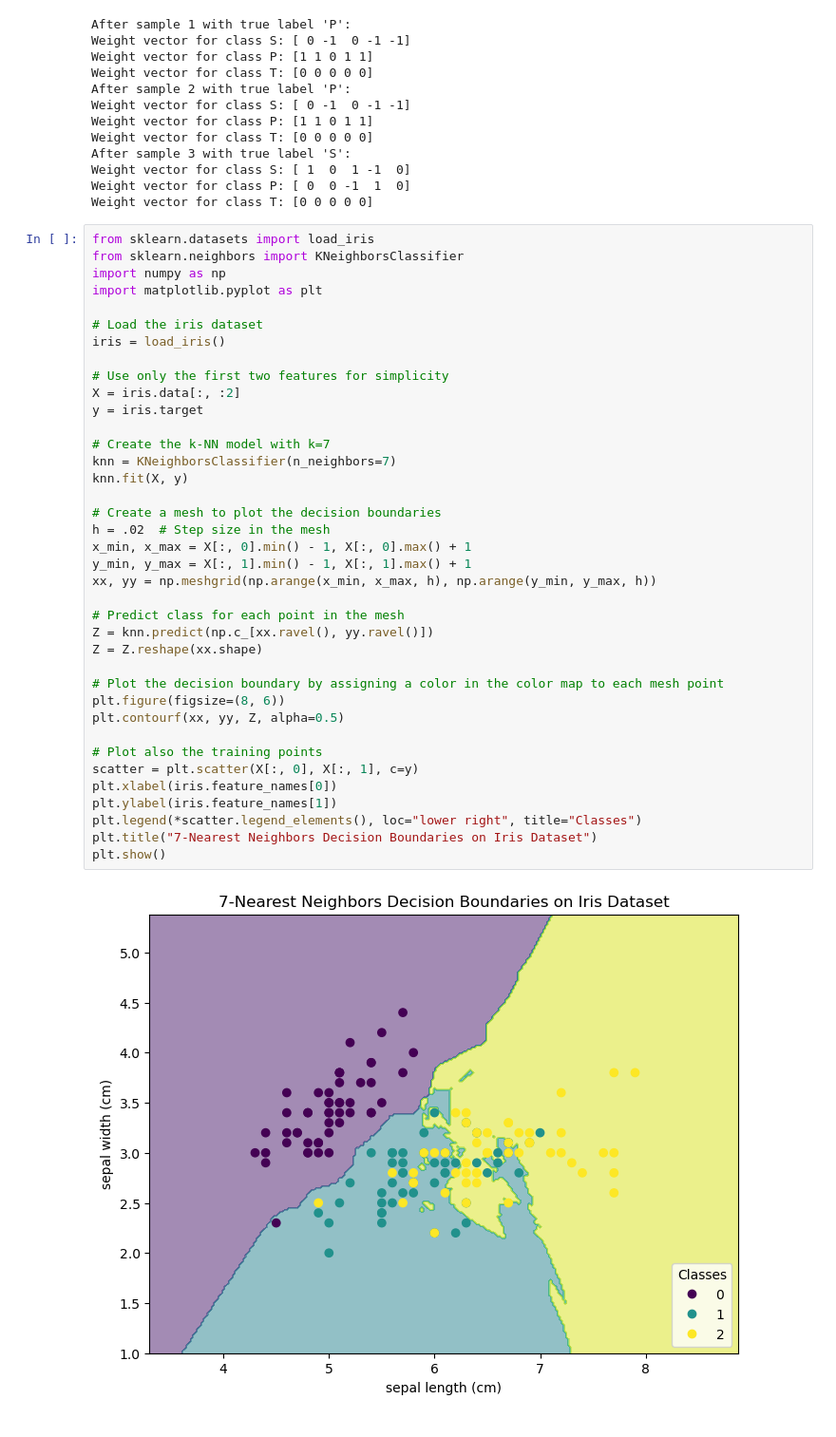
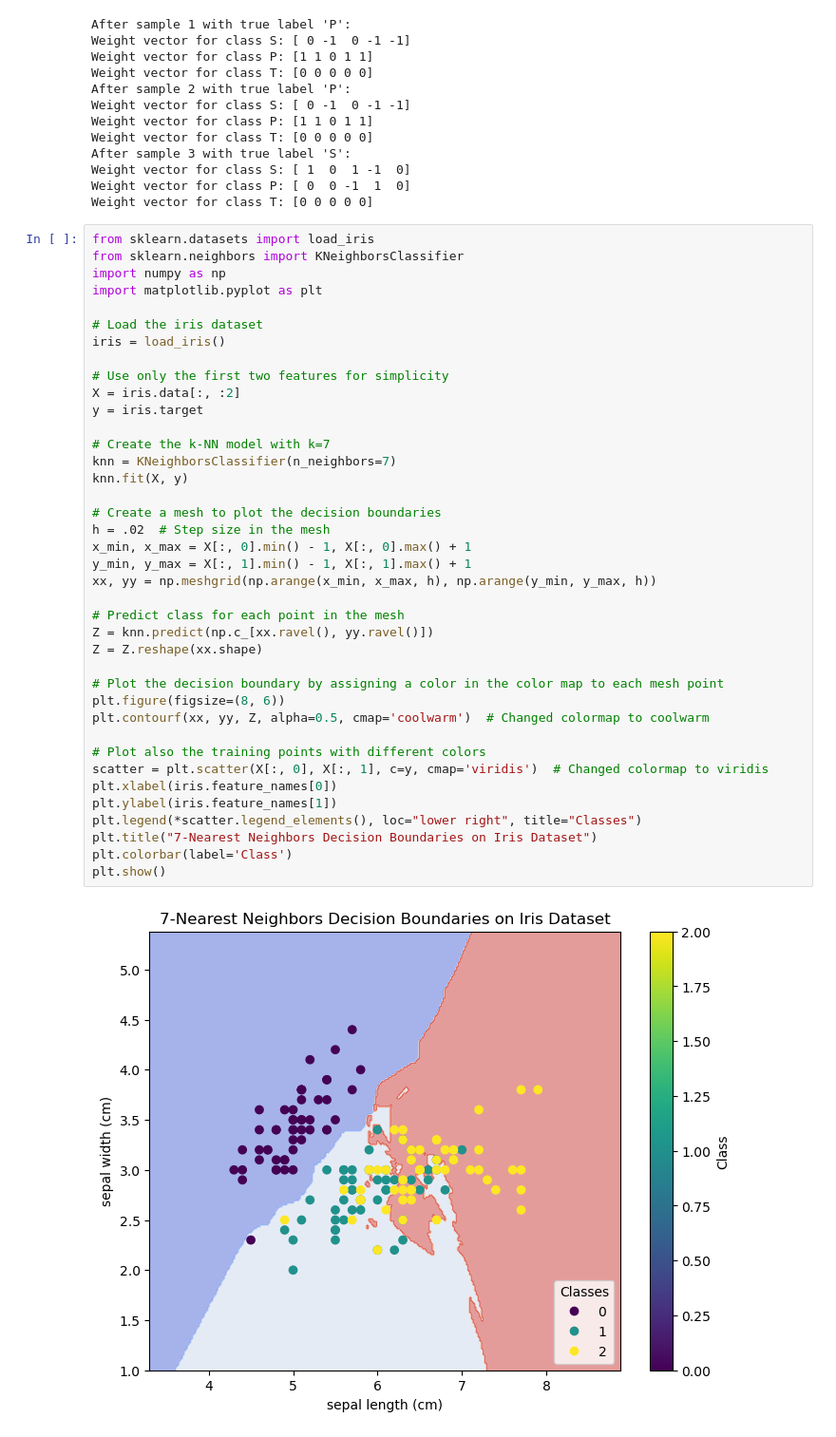
Before and after one commit to Khalilullahtaj/AI, a Jupyter notebook: HW2 Problem 3 and bonus.ipynb, the cells around one changed output. Shown: that part at 95% size. Cells and saved outputs as stored; diff of their text form.

```diff
--- a/HW2 Problem 3 and bonus.ipynb
+++ b/HW2 Problem 3 and bonus.ipynb
@@ -59,34 +59,35 @@ import matplotlib.pyplot as plt
 # Load the iris dataset
 iris = load_iris()
 
 # Use only the first two features for simplicity
 X = iris.data[:, :2]
 y = iris.target
 
 # Create the k-NN model with k=7
 knn = KNeighborsClassifier(n_neighbors=7)
 knn.fit(X, y)
 
 # Create a mesh to plot the decision boundaries
 h = .02  # Step size in the mesh
 x_min, x_max = X[:, 0].min() - 1, X[:, 0].max() + 1
 y_min, y_max = X[:, 1].min() - 1, X[:, 1].max() + 1
 xx, yy = np.meshgrid(np.arange(x_min, x_max, h), np.arange(y_min, y_max, h))
 
 # Predict class for each point in the mesh
 Z = knn.predict(np.c_[xx.ravel(), yy.ravel()])
 Z = Z.reshape(xx.shape)
 
 # Plot the decision boundary by assigning a color in the color map to each mesh point
 plt.figure(figsize=(8, 6))
-plt.contourf(xx, yy, Z, alpha=0.5)
+plt.contourf(xx, yy, Z, alpha=0.5, cmap='coolwarm')  # Changed colormap to coolwarm
 
-# Plot also the training points
-scatter = plt.scatter(X[:, 0], X[:, 1], c=y)
+# Plot also the training points with different colors
+scatter = plt.scatter(X[:, 0], X[:, 1], c=y, cmap='viridis')  # Changed colormap to viridis
 plt.xlabel(iris.feature_names[0])
 plt.ylabel(iris.feature_names[1])
 plt.legend(*scatter.legend_elements(), loc="lower right", title="Classes")
 plt.title("7-Nearest Neighbors Decision Boundaries on Iris Dataset")
+plt.colorbar(label='Class')
 plt.show()
 # %% [output]
-[figure, old version]
+[figure, new version]
```
